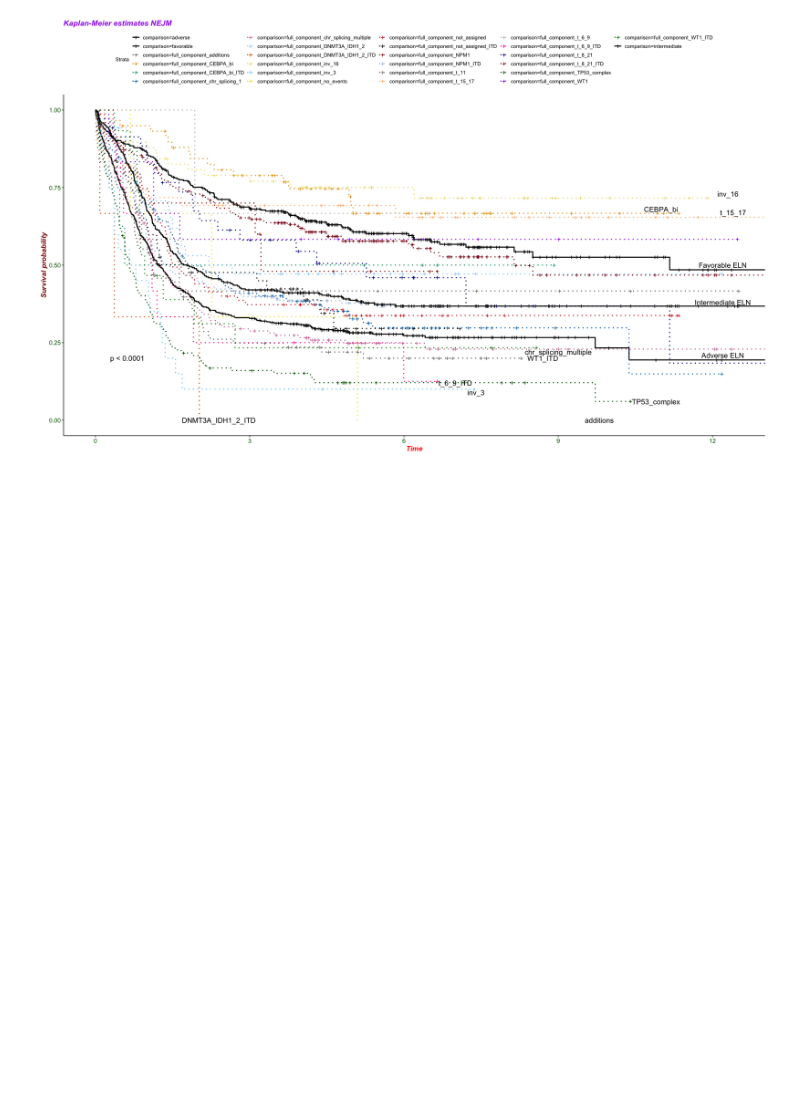
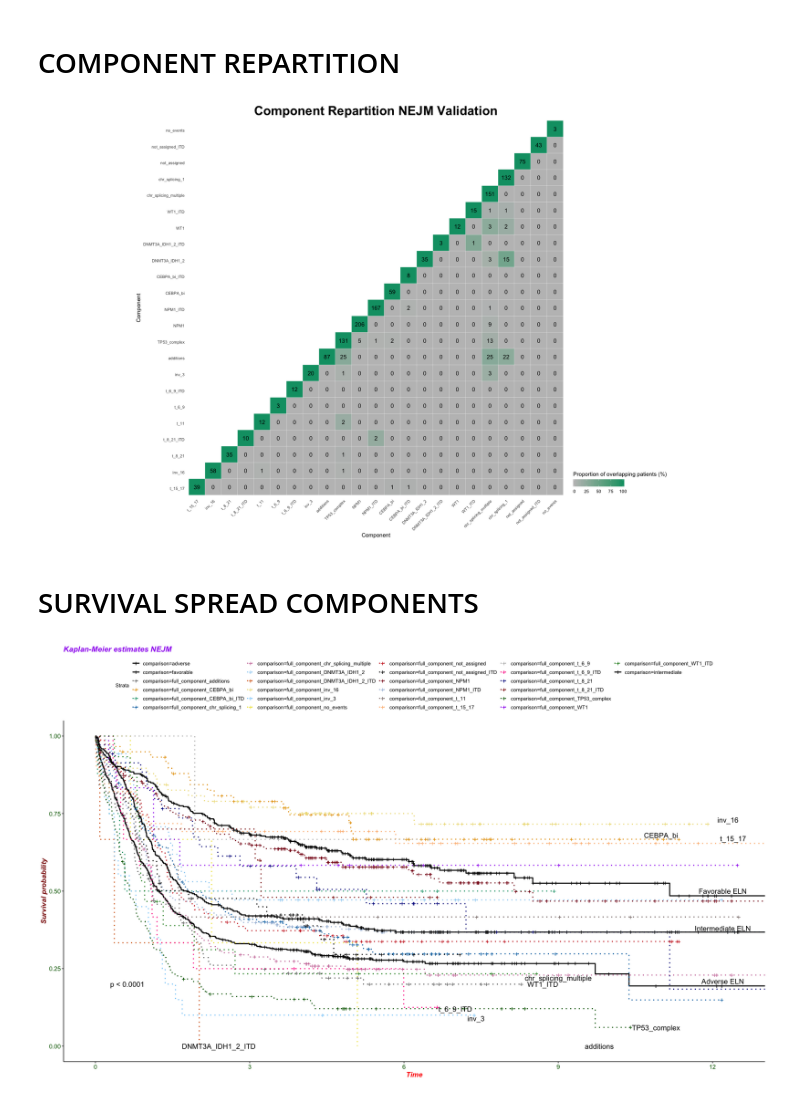
Before and after one commit to reyear/AML_Analysis, a Jupyter notebook: analysis/prognosis/Prognosis_locked/Validation/Validation_analysis.ipynb, the cells around one changed output. Cells and saved outputs as stored; diff of their text form; code cells hidden in the pictures; blank space fills up the shorter version.

```diff
--- a/analysis/prognosis/Prognosis_locked/Validation/Validation_analysis.ipynb
+++ b/analysis/prognosis/Prognosis_locked/Validation/Validation_analysis.ipynb
@@ -63,3 +45,70 @@ The following objects are masked from ‘package:Hmisc’:
+# %%
+
+df_w_correlates <- read.table("full_data_validation.tsv")
+df_final <- read.table("full_data_validation.tsv")
+col_list <- c("t_15_17","inv_16","t_8_21","t_8_21_ITD","t_11","t_6_9","t_6_9_ITD","inv_3","additions","TP53_complex","NPM1","NPM1_ITD","CEBPA_bi","CEBPA_bi_ITD","DNMT3A_IDH1_2","DNMT3A_IDH1_2_ITD",
+              "WT1","WT1_ITD","chr_splicing_multiple","chr_splicing_1","not_assigned","not_assigned_ITD","no_events")
+# %% [markdown]
+# COMPONENT REPARTITION
+# %%
+
+cols_component <- colnames(df_final %>% dplyr:: select(starts_with("full_component_")))
+df_tmp <- setNames(data.frame(matrix(ncol = length(col_list), nrow = length(col_list))), gsub("full_component_","",col_list))
+rownames(df_tmp) <- gsub("full_component_","",col_list)
+for (col in cols_component){
+    for (col_bis in cols_component){
+        df_tmp[gsub("full_component_","",col),gsub("full_component_","",col_bis)] <- ifelse(is.null(dim(df_final[df_final[,col]==1 & df_final[,col_bis]==1,])[1]),0,dim(df_final[df_final[,col]==1 & df_final[,col_bis]==1,])[1])
+        }}
+
+set_notebook_plot_size(20,12)
+get_lower_tri<-function(cormat){
+cormat[upper.tri(cormat)] <- NA
+return(cormat)
+}
+# Get upper triangle of the correlation matrix
+get_upper_tri <- function(cormat){
+cormat[lower.tri(cormat)]<- NA
+return(cormat)
+}
+upper_tri <- get_upper_tri(as.matrix(df_tmp))
+melted_cormat <- melt(upper_tri, na.rm = TRUE)
+melted_cormat <- cbind(melted_cormat, value_bis=0)
+for (col in unique(melted_cormat$Var1)){
+    melted_cormat[melted_cormat$Var1==col,]$value_bis <- 100*melted_cormat[melted_cormat$Var1==col,]$value / melted_cormat[melted_cormat$Var1==col & melted_cormat$Var2==col,]$value
+    }
+# tmp <- t(data.frame(table(df_final$final_component)))
+# rownames(tmp) <- c("Final Component (HDP)","Num of Patients")
+# tmp <- t(data.frame(table(df_w_correlates$overlap)))
+# rownames(tmp) <- c("Overlap","Num of Patients")
+# tmp
+ggplot(melted_cormat, aes(Var2, Var1, fill = value_bis))+
+geom_tile(color = "white")+
+scale_fill_gradient2(low = "#0072B2", high = "#009E73", mid = "#BFBFBF",
+  space = "Lab",
+name="Proportion of overlapping patients (%)") +
+theme_minimal()+ # minimal theme
+theme(axis.text.x = element_text(angle = 45, vjust = 1,
+size = 8, hjust = 1),axis.text.y = element_text( vjust = 1,
+size = 8, hjust = 1))+
+coord_fixed()+
+xlab("Component")+ylab("Component")+
+geom_text(aes(Var2, Var1, label = value), color = "black", size = 4) +
+theme(
+panel.grid.major = element_blank(),
+panel.border = element_blank(),
+panel.background = element_blank(),
+axis.ticks = element_blank(),
+legend.justification = c(2, 0),
+#legend.position = c(0.6, 0.7),
+legend.direction = "horizontal",
+plot.title=element_text(size=25,face="bold",hjust=0.5))+
+guides(fill = guide_colorbar(barwidth = 7, barheight = 1,
+            title.position = "top", title.hjust = 0.5))+
+ggtitle("Component Repartition NEJM Validation")
+# %% [output]
+[figure, added]
+# %% [markdown]
+# SURVIVAL SPREAD COMPONENTS
 # %%
 
 df_w_correlates <- read.table("full_data_validation.tsv")
```
Also changed, not shown: parts of 2 cells of this notebook, 32 other files.
